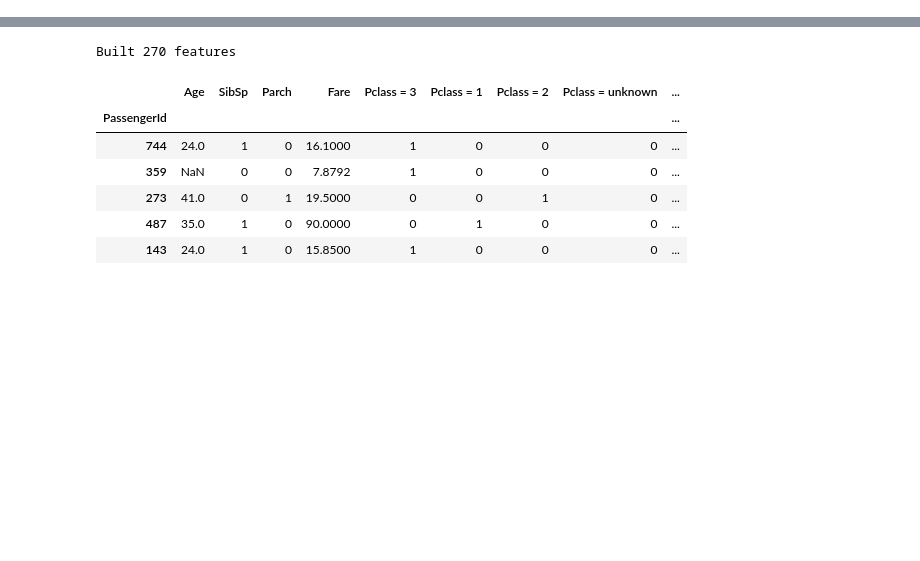
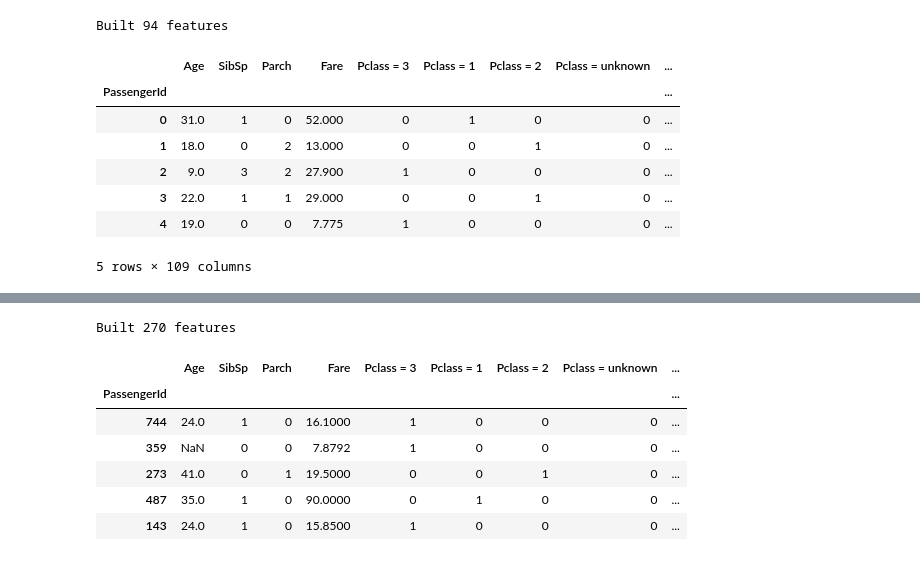
Before and after one commit to lstmemery/automl-talk, a Jupyter notebook: featuretools_demo.ipynb, the cells around one changed output, grey strips where cells are left out. Saved outputs shown, nothing was run; the diff lists cells and outputs as text; code cells hidden in the pictures; blank space fills up the shorter version.

```diff
--- a/featuretools_demo.ipynb
+++ b/featuretools_demo.ipynb
@@ -211,0 +159,19 @@ ft_pipeline.named_steps['featuretoolstransformer'].features
+# %%
+feature_matrix, features = ft.dfs(entityset=es,
+                              target_entity="titanic",
+                              save_progress="results/",
+                              verbose=True)
+
+feature_matrix, features = ft.encode_features(feature_matrix, features)
+
+feature_matrix.head(5)
+# %% [output]
+Built 94 features
+|  | Age | SibSp | Parch | Fare | Pclass = 3 | Pclass = 1 | Pclass = 2 | Pclass = unknown | ... |
+| PassengerId |  |  |  |  |  |  |  |  | ... |
+| 0 | 31.0 | 1 | 0 | 52.000 | 0 | 1 | 0 | 0 | ... |
+| 1 | 18.0 | 0 | 2 | 13.000 | 0 | 0 | 1 | 0 | ... |
+| 2 | 9.0 | 3 | 2 | 27.900 | 1 | 0 | 0 | 0 | ... |
+| 3 | 22.0 | 1 | 1 | 29.000 | 0 | 0 | 1 | 0 | ... |
+| 4 | 19.0 | 0 | 0 | 7.775 | 1 | 0 | 0 | 0 | ... |
+5 rows × 109 columns
```
Also changed, not shown: parts of 48 cells of this notebook.
